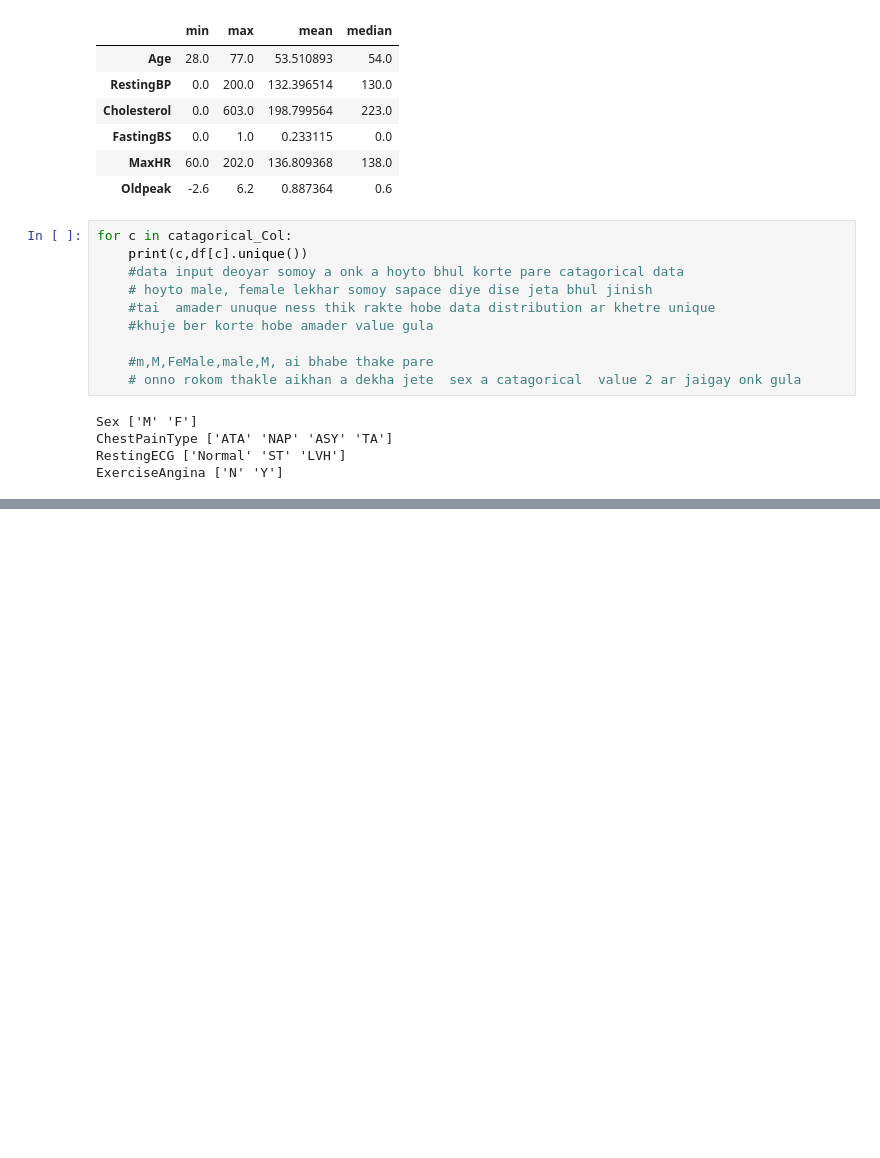
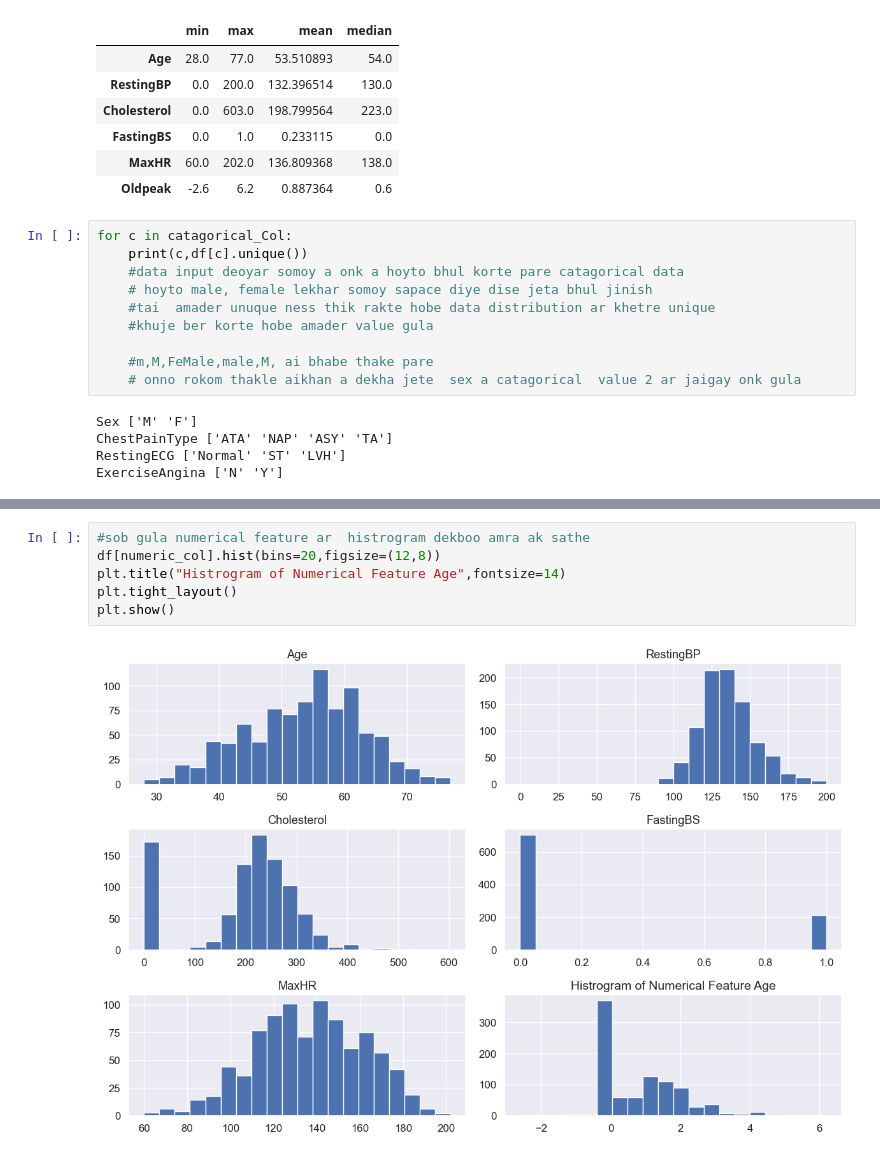
Before and after one commit to arman-hossain45/Phitrom_AI-ML, a Jupyter notebook: Phitron_Machine_Learning_module.ipynb, the cells around one changed output, grey strips where cells are left out. Drawn from its saved outputs; the diff is of its cells as text; blank space fills up the shorter version.

```diff
--- a/Phitron_Machine_Learning_module.ipynb
+++ b/Phitron_Machine_Learning_module.ipynb
@@ -131,0 +157,8 @@ ExerciseAngina ['N' 'Y']
+# %%
+#sob gula numerical feature ar  histrogram dekboo amra ak sathe
+df[numeric_col].hist(bins=20,figsize=(12,8))
+plt.title("Histrogram of Numerical Feature Age",fontsize=14)
+plt.tight_layout()
+plt.show()
+# %% [output]
+[figure, added]
```
Also changed, not shown: parts of 15 cells of this notebook.
